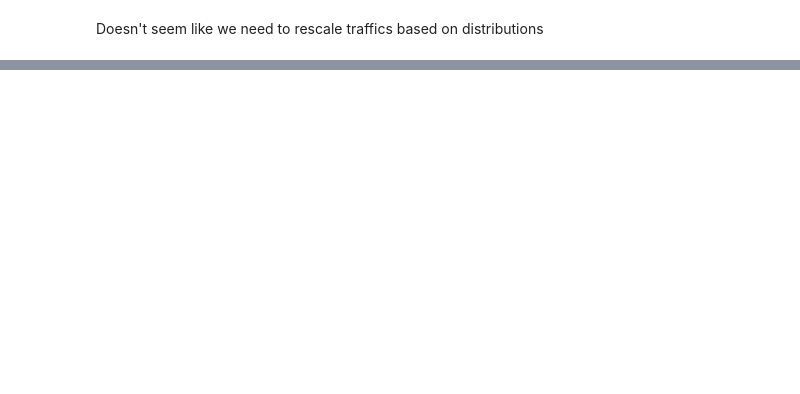
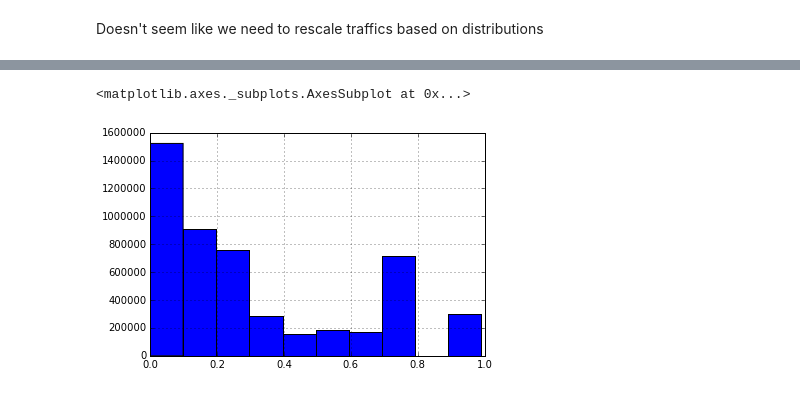
Before and after one commit to hchasestevens/prediqt, a Jupyter notebook: prediqt2-half.ipynb, the cells around one changed output, grey strips where cells are left out. Saved outputs shown, nothing was run; the diff lists cells and outputs as text; code cells hidden in the pictures; blank space fills up the shorter version.

```diff
--- a/prediqt2-half.ipynb
+++ b/prediqt2-half.ipynb
@@ -530,0 +549,3 @@ convert(0.75)
+# %%
+o_traffic = sorted(training_merged.ORIGIN_TRAFFIC)
+o_traffic[0], o_traffic[-1]
@@ -530,0 +554,3 @@ convert(0.75)
+# %%
+d_traffic = sorted(training_merged.DESTINATION_TRAFFIC)
+d_traffic[0], d_traffic[-1]
@@ -530,0 +559,3 @@ convert(0.75)
+# %%
+traffic_max = int(max(o_traffic[-1], d_traffic[-1]) * 1.01)
+traffic_max
@@ -530,0 +564,3 @@ convert(0.75)
+# %%
+training_merged['ORIGIN_TRAFFIC'] = training_merged.ORIGIN_TRAFFIC / traffic_max
+training_merged['DESTINATION_TRAFFIC'] = training_merged.DESTINATION_TRAFFIC / traffic_max
@@ -530,0 +579,5 @@ convert(0.75)
+# %%
+training_merged.ORIGIN_TRAFFIC.hist()
+# %% [output]
+<matplotlib.axes._subplots.AxesSubplot at 0x...>
+[figure, added]
```
Also changed, not shown: parts of 49 cells of this notebook, 2 other files.
